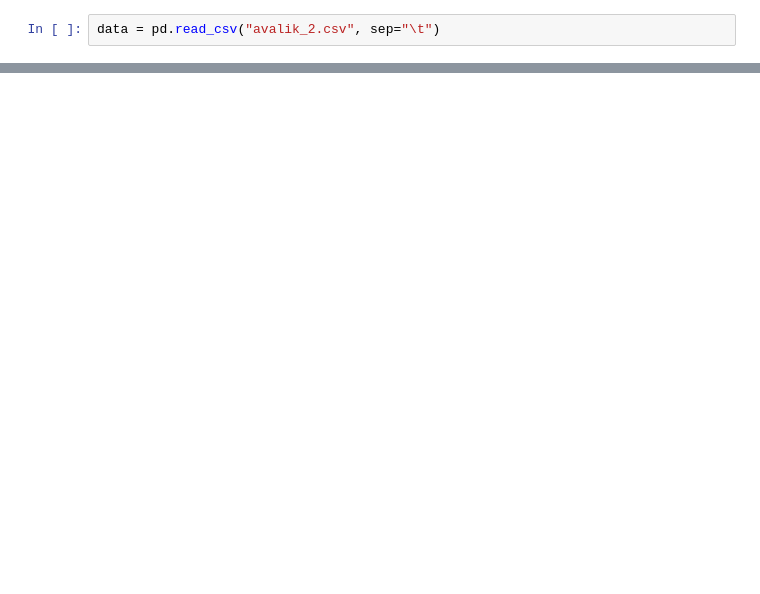
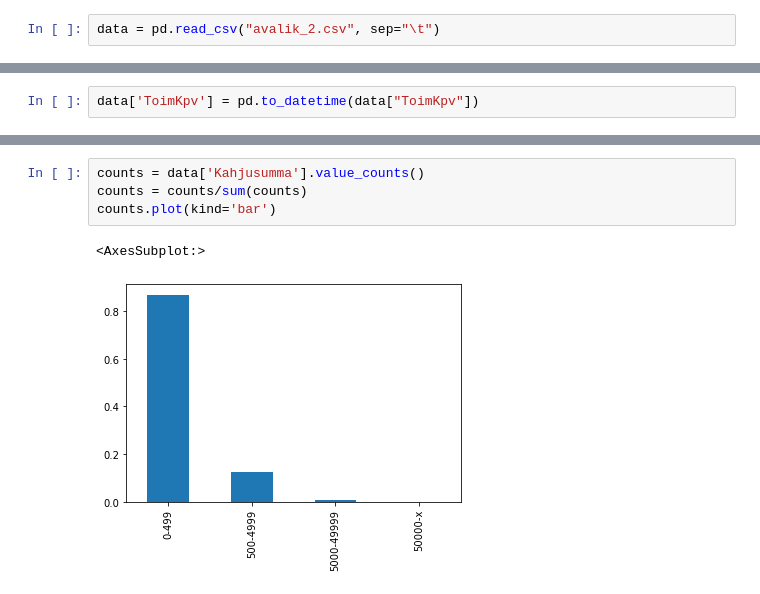
Before and after one commit to regitaluukas/IDS_C3, a Jupyter notebook: project.ipynb, the cells around one changed output, grey strips where cells are left out. Cells and saved outputs as stored; diff of their text form; blank space fills up the shorter version.

```diff
--- a/project.ipynb
+++ b/project.ipynb
@@ -36,0 +36,2 @@ data.head()
+# %%
+data['ToimKpv'] = pd.to_datetime(data["ToimKpv"])
@@ -36,0 +118,7 @@ data.head()
+# %%
+counts = data['Kahjusumma'].value_counts()
+counts = counts/sum(counts)
+counts.plot(kind='bar')
+# %% [output]
+<AxesSubplot:>
+[figure, added]
```
Also changed, not shown: parts of 39 cells of this notebook, 3 other files.
